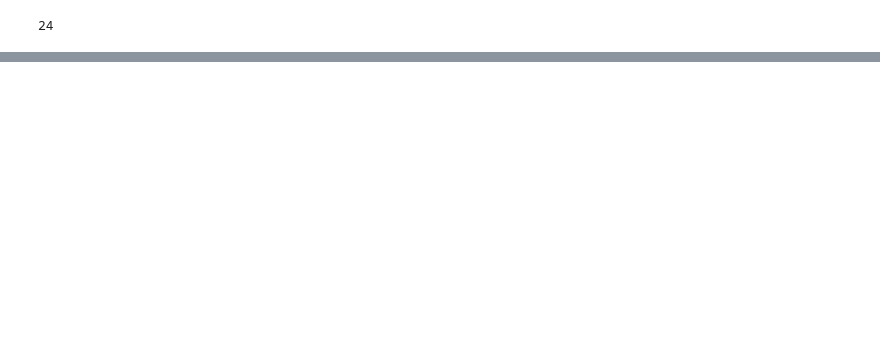
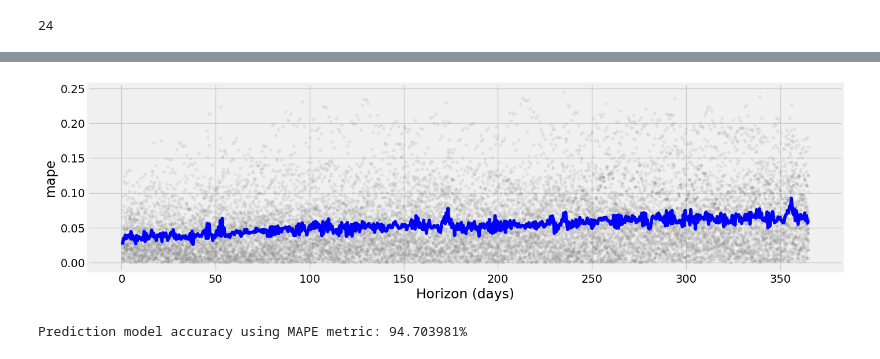
Before and after one commit to Devwarlt/tcc-nadio-pontes, a Jupyter notebook: notebooks/SERIES_TEMPORAIS_ANALISE.ipynb, the cells around one changed output, grey strips where cells are left out. Cells and saved outputs as stored; diff of their text form; code cells hidden in the pictures; blank space fills up the shorter version.

```diff
--- a/notebooks/SERIES_TEMPORAIS_ANALISE.ipynb
+++ b/notebooks/SERIES_TEMPORAIS_ANALISE.ipynb
@@ -332,0 +522,9 @@ plt.show()
+# %%
+plot_cross_validation_metric(forecast_cv, metric='mape', rolling_window=0, figsize=(15,4));
+# %% [output]
+[figure, added]
+# %%
+prediction_accuracy_using_mape: float = 1 - forecast_performance['mape'].mean()
+print(f'Prediction model accuracy using MAPE metric: {prediction_accuracy_using_mape:0.6%}')
+# %% [output]
+Prediction model accuracy using MAPE metric: 94.703981%
```
Also changed, not shown: parts of 26 cells of this notebook.
